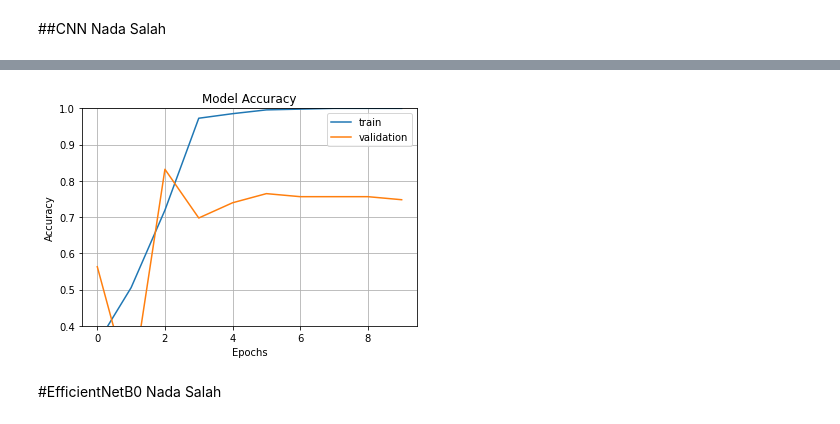
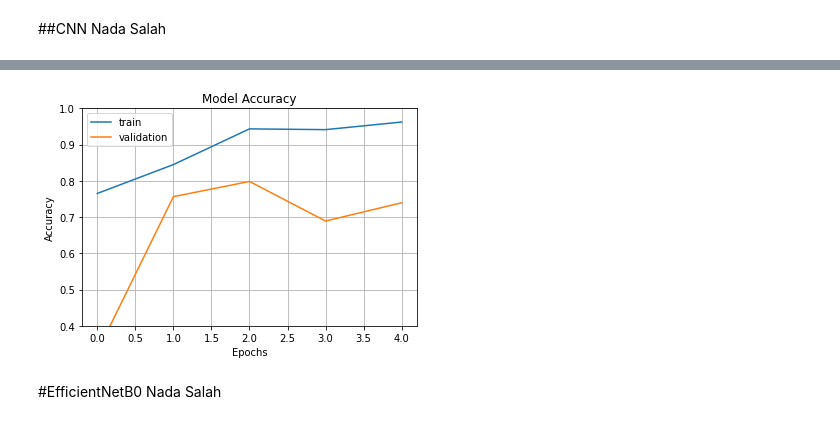
Before and after one commit to AmeenReda1/Sartorius---Cell-Instance-Segmentation, a Jupyter notebook: Sartorius_Cell_Instance_Segmentation.ipynb, the cells around one changed output, grey strips where cells are left out. Saved outputs shown, nothing was run; the diff lists cells and outputs as text; code cells hidden in the pictures.

```diff
--- a/Sartorius_Cell_Instance_Segmentation.ipynb
+++ b/Sartorius_Cell_Instance_Segmentation.ipynb
@@ -693,8 +692,9 @@ cnn = models.Sequential([
     layers.MaxPooling2D((2, 2)),
 
     layers.Flatten(),
-    layers.Dense(64, activation='relu'),
-    layers.Dense(10, activation='softmax')
+    layers.Dense(300, activation='relu'),
+    layers.Dropout(rate=0.5),
+    layers.Dense(3, activation='softmax')
 ])
 # %%
 Adagrad=tf.keras.optimizers.Adagrad(
@@ -707,7 +707,7 @@ cnn.compile(optimizer=Adagrad,
               loss='sparse_categorical_crossentropy',
               metrics=['accuracy'])
 # %%
-callback = tf.keras.callbacks.EarlyStopping(monitor='accuracy', patience=2)
-history=cnn.fit(train_ds, validation_data=val_ds, epochs=10,callbacks=callback)
+callback = tf.keras.callbacks.EarlyStopping(monitor='loss', patience=3)
+history_cnn=cnn.fit(train_ds, validation_data=val_ds, epochs=10,callbacks=callback)
 # %% [output]
 Epoch 1/10
@@ -733,16 +723,16 @@ Epoch 10/10
 # %%
 fig1 = plt.gcf()
-plt.plot(history.history['accuracy'])
-plt.plot(history.history['val_accuracy'])
+plt.plot(history_cnn.history['accuracy'])
+plt.plot(history_cnn.history['val_accuracy'])
 plt.axis(ymin=0.4,ymax=1)
 plt.grid()
 plt.title('Model Accuracy')
 plt.ylabel('Accuracy')
 plt.xlabel('Epochs')
 plt.legend(['train', 'validation'])
 plt.show()
 # %% [output]
-[figure, old version]
+[figure, new version]
 # %% [markdown]
 #EfficientNetB0 Nada Salah
 # %%
```
Also changed, not shown: parts of 10 cells of this notebook.
